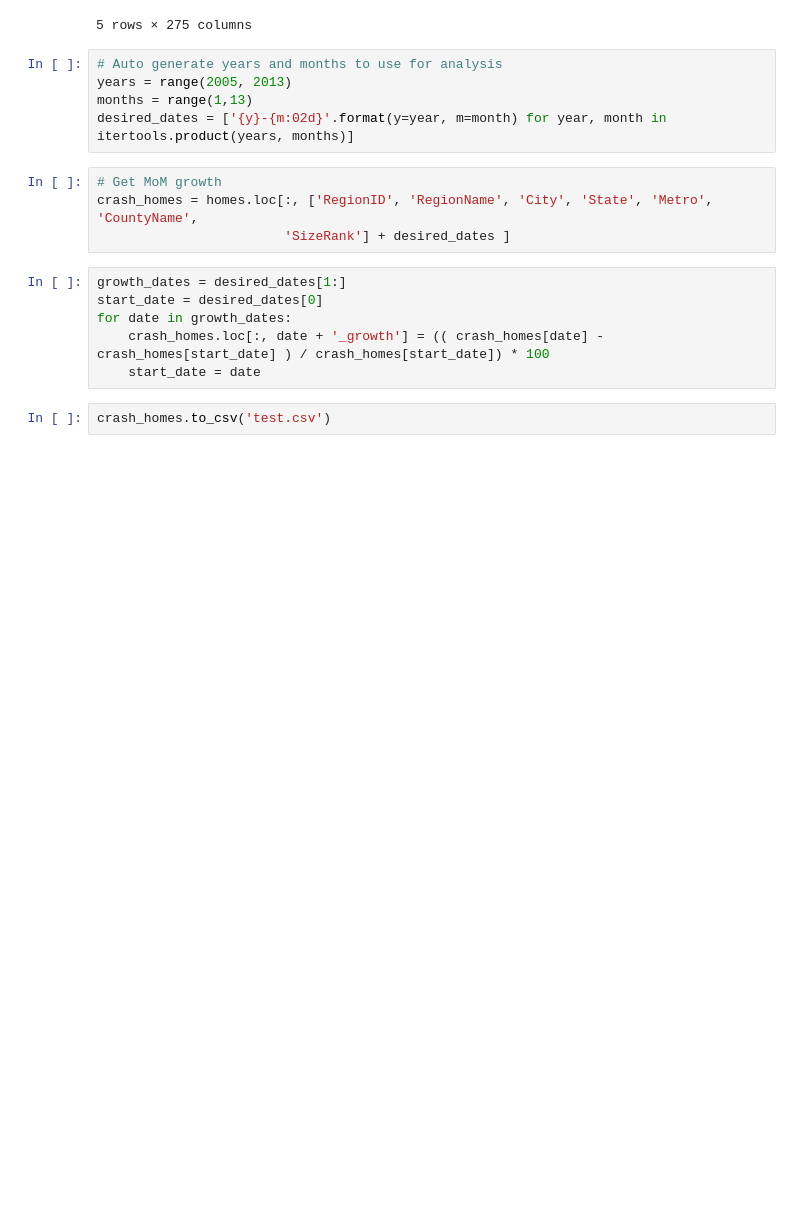
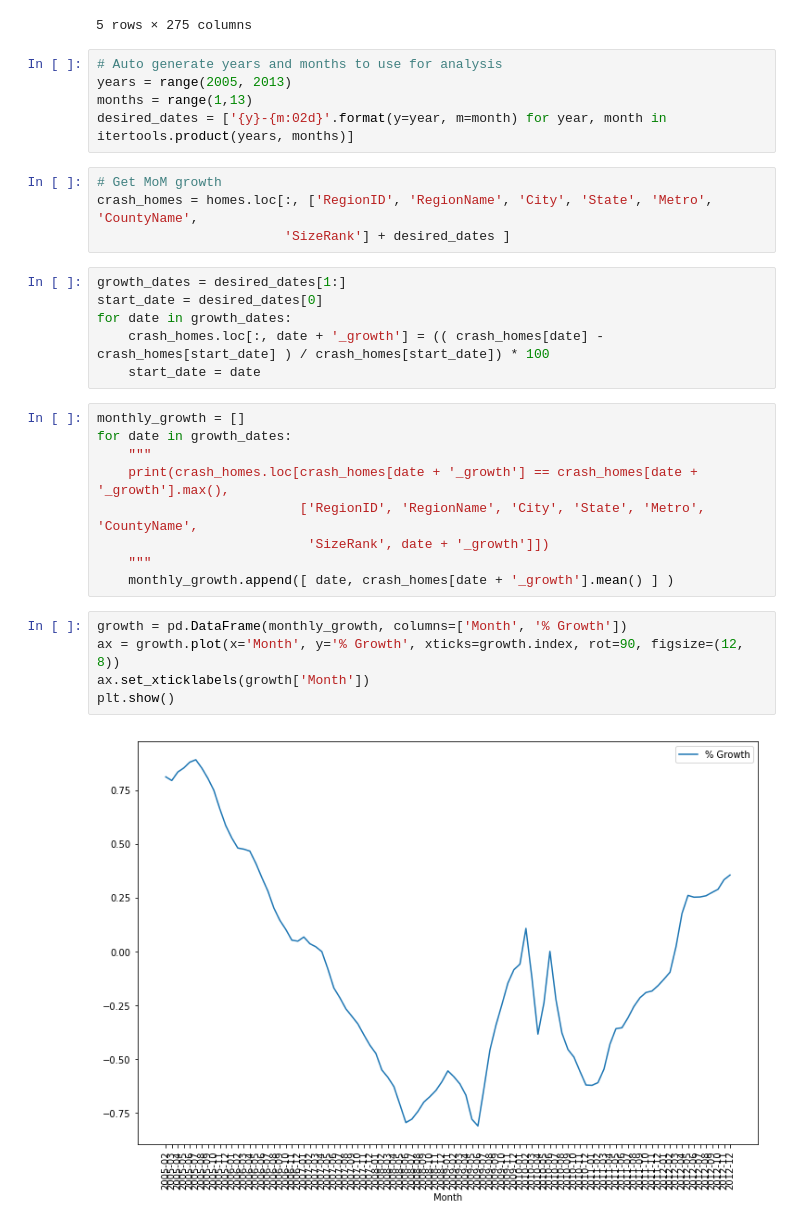
Before and after one commit to loggs/real_estate_analysis, a Jupyter notebook: real_estate_analysis.ipynb, the cells around one changed output. Drawn from its saved outputs; the diff is of its cells as text; blank space fills up the shorter version.

Commit message:
Graph real estate area growth during the crash

```diff
--- a/real_estate_analysis.ipynb
+++ b/real_estate_analysis.ipynb
@@ -32,5 +34,19 @@ start_date = desired_dates[0]
 for date in growth_dates:
     crash_homes.loc[:, date + '_growth'] = (( crash_homes[date] - crash_homes[start_date] ) / crash_homes[start_date]) * 100
     start_date = date
-# %%
-crash_homes.to_csv('test.csv')
+# %%
+monthly_growth = []
+for date in growth_dates:
+    """
+    print(crash_homes.loc[crash_homes[date + '_growth'] == crash_homes[date + '_growth'].max(),
+                          ['RegionID', 'RegionName', 'City', 'State', 'Metro', 'CountyName',
+                           'SizeRank', date + '_growth']])
+    """
+    monthly_growth.append([ date, crash_homes[date + '_growth'].mean() ] )
+# %%
+growth = pd.DataFrame(monthly_growth, columns=['Month', '% Growth'])
+ax = growth.plot(x='Month', y='% Growth', xticks=growth.index, rot=90, figsize=(12, 8))
+ax.set_xticklabels(growth['Month'])
+plt.show()
+# %% [output]
+[figure, added]
```
Also changed, not shown: parts of 2 cells of this notebook.
